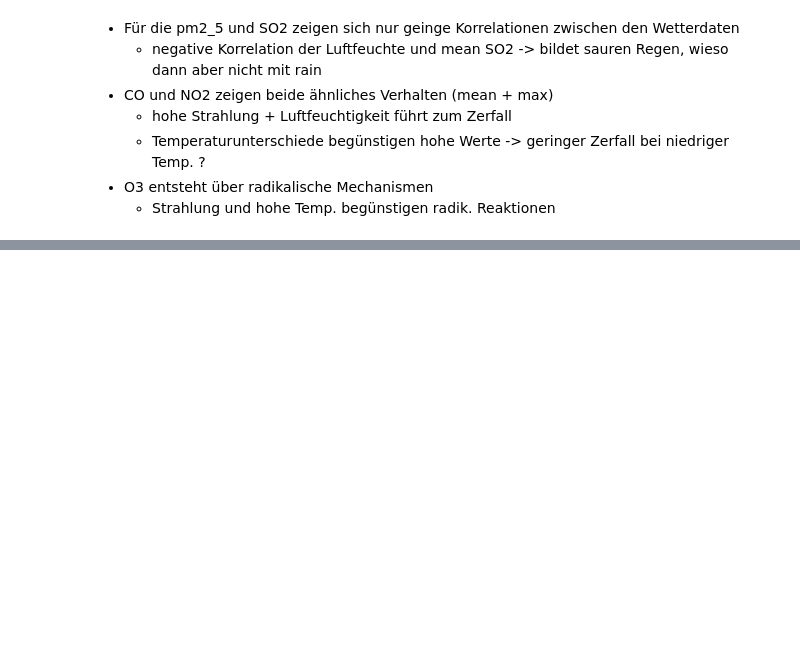
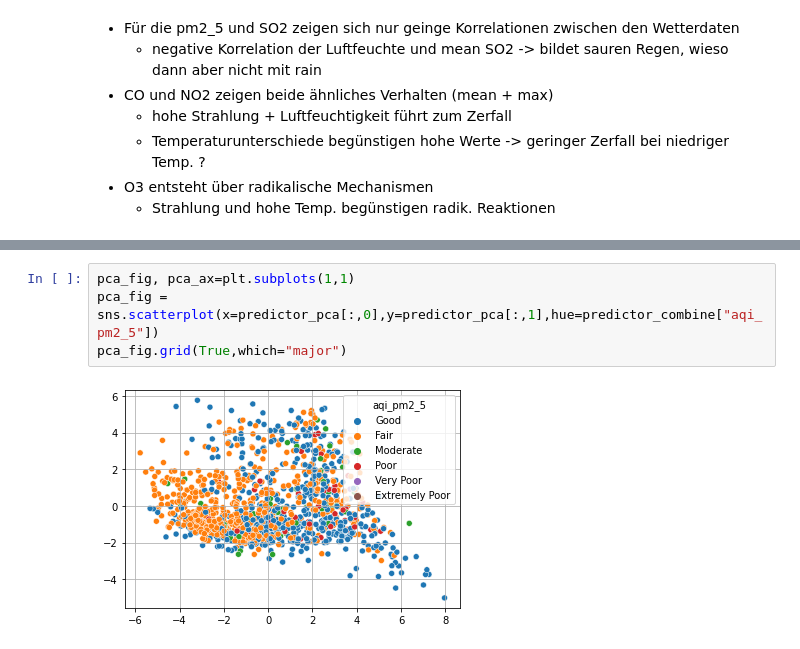
Before and after one commit to fxschmidt/AirPollution, a Jupyter notebook: Eigenes_Projekt/analysis_AirPollution.ipynb, the cells around one changed output, grey strips where cells are left out. Drawn from its saved outputs; the diff is of its cells as text; blank space fills up the shorter version.

```diff
--- a/Eigenes_Projekt/analysis_AirPollution.ipynb
+++ b/Eigenes_Projekt/analysis_AirPollution.ipynb
@@ -256,0 +280,6 @@ plt.plot(pca.explained_variance_ratio_)
+# %%
+pca_fig, pca_ax=plt.subplots(1,1)
+pca_fig = sns.scatterplot(x=predictor_pca[:,0],y=predictor_pca[:,1],hue=predictor_combine["aqi_pm2_5"])
+pca_fig.grid(True,which="major")
+# %% [output]
+[figure, added]
```
Also changed, not shown: parts of 23 cells of this notebook, 5 other files.
